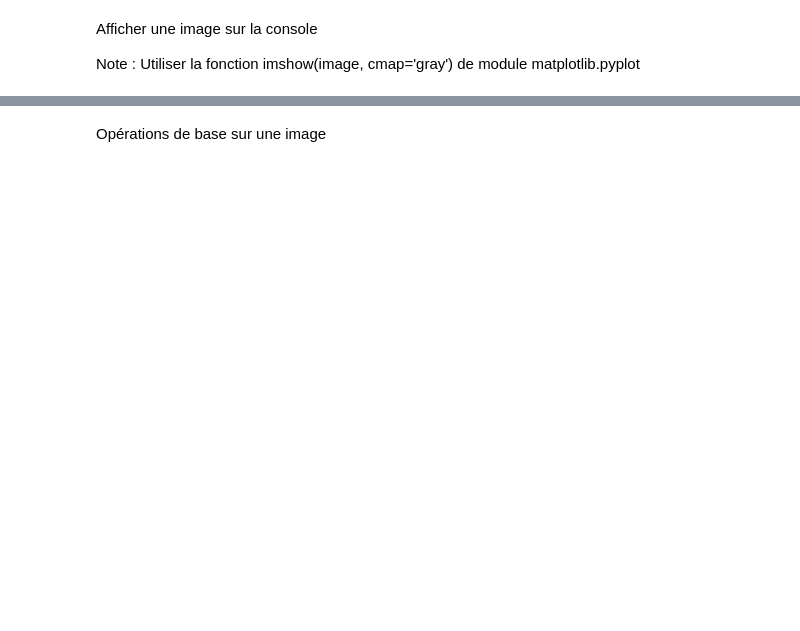
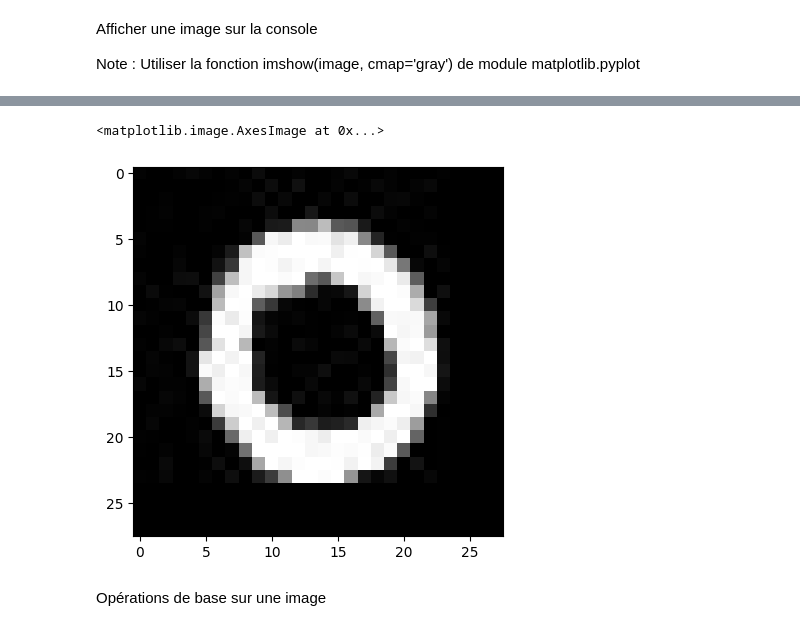
Before and after one commit to rayenCtrl/MachineLearningAlgorithms, a Jupyter notebook: lab_classification_images_incomplet.ipynb, the cells around one changed output, grey strips where cells are left out. Saved outputs shown, nothing was run; the diff lists cells and outputs as text; code cells hidden in the pictures; blank space fills up the shorter version.

```diff
--- a/lab_classification_images_incomplet.ipynb
+++ b/lab_classification_images_incomplet.ipynb
@@ -32,3 +28,5 @@ classe_0_path=#
+# %%
+classe_0_path=os.path.join(data_path,'0')
 # %% [markdown]
 Lister les noms des fichiers dans le dossier classe_0_path ?
 
@@ -88,2 +91,10 @@ Note :  Utiliser la fonction imshow(image, cmap='gray') de module matplotlib.pyp
+# %%
+# fonction imshow pour afficher l'image
+import matplotlib.pyplot as plt
+
+plt.imshow(I,cmap='gray')
+# %% [output]
+<matplotlib.image.AxesImage at 0x...>
+[figure, added]
 # %% [markdown]
 Opérations de base sur une image
```
Also changed, not shown: parts of 33 cells of this notebook, 1 other file.
